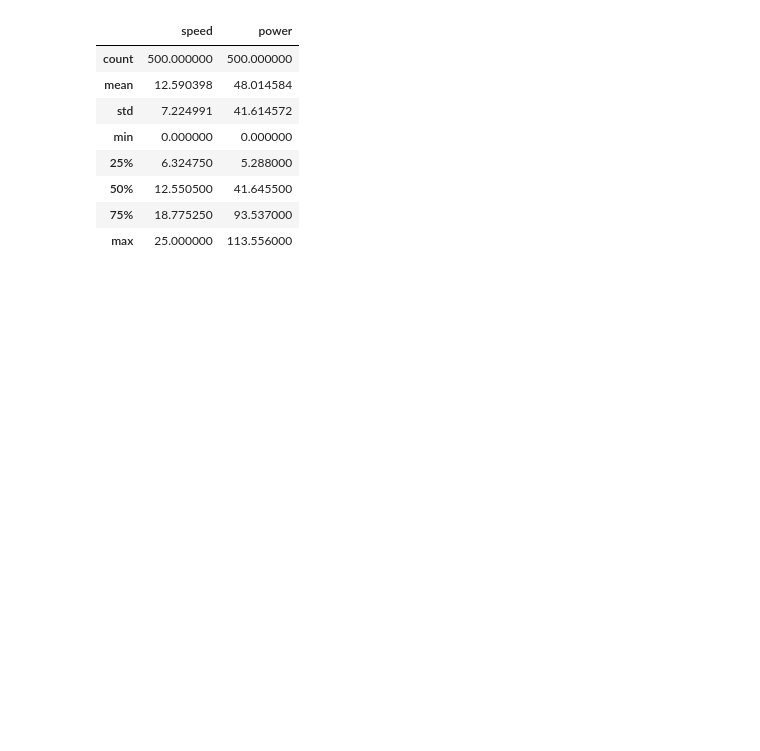
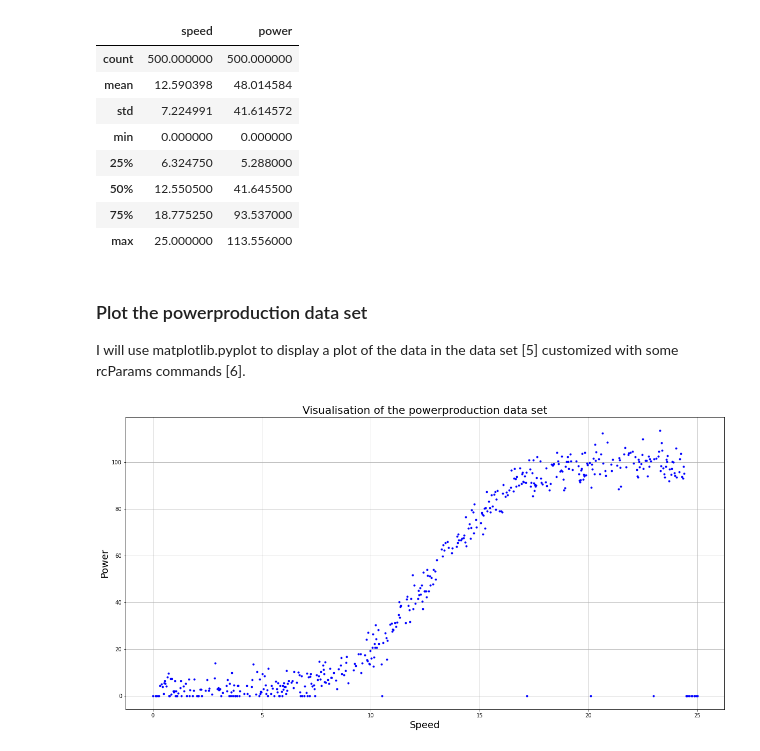
Before and after one commit to johndunne2019/Machine-Learning-and-Statistics-Project-2020, a Jupyter notebook: Project-Machine-Learning-Statistics.ipynb, the cells around one changed output. Saved outputs shown, nothing was run; the diff lists cells and outputs as text; code cells hidden in the pictures; blank space fills up the shorter version.

Commit message:
Added a plot of the power and speed from the data set using matplotlib.pyplot

```diff
--- a/Project-Machine-Learning-Statistics.ipynb
+++ b/Project-Machine-Learning-Statistics.ipynb
@@ -103,3 +110,26 @@ df.describe()
 | 50% | 12.550500 | 41.645500 |
 | 75% | 18.775250 | 93.537000 |
 | max | 25.000000 | 113.556000 |
+# %% [markdown]
+### Plot the powerproduction data set
+
+I will use matplotlib.pyplot to display a plot of the data in the data set [5] customized with some rcParams commands [6].
+# %%
+# rc params to customize plot appearance: https://matplotlib.org/tutorials/introductory/customizing.html
+plt.rcParams['figure.figsize'] = (20, 10)
+plt.rcParams['lines.linewidth'] = 2.5
+
+#matplotlib.pyplot used to plot speed and power from the data set
+# .b calls for blue dots in the plot
+plt.plot(df['speed'], df['power'], '.b')
+# add a title to the plot
+plt.title('Visualisation of the powerproduction data set', fontsize=20)
+# add labels to the x and y axis
+plt.xlabel('Speed', fontsize=18)
+plt.ylabel('Power', fontsize=18)
+# display grid on the plot
+plt.grid()
+# show the plot
+plt.show()
+# %% [output]
+[figure, added]
```
Also changed, not shown: parts of 8 cells of this notebook.
